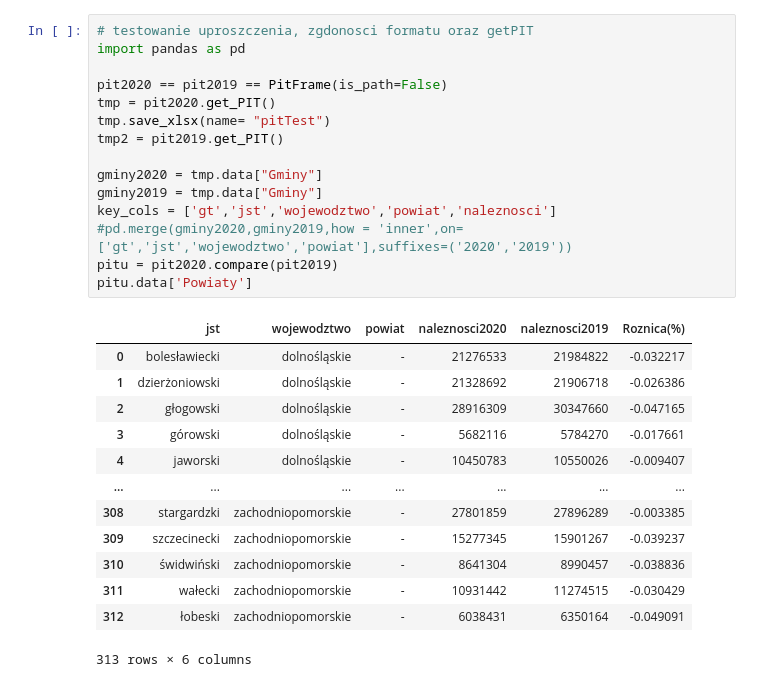
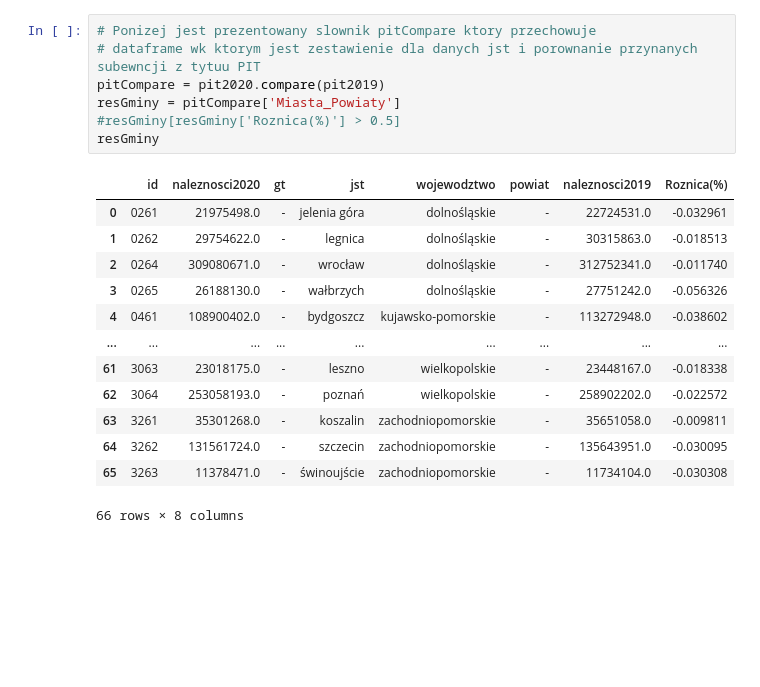
Before and after one commit to RabDou44/NYPD-finalAssignment, a Jupyter notebook: TASK1.ipynb, the cells around one changed output. Cells and saved outputs as stored; diff of their text form; blank space fills up the shorter version.

```diff
--- a/TASK1.ipynb
+++ b/TASK1.ipynb
@@ -25,29 +46,21 @@ pit2020 = PitFrame(year=2020)
 # %%
-# testowanie uproszczenia, zgdonosci formatu oraz getPIT
-import pandas as pd
-
-pit2020 == pit2019 == PitFrame(is_path=False)
-tmp = pit2020.get_PIT()
-tmp.save_xlsx(name= "pitTest")
-tmp2 = pit2019.get_PIT()
-
-gminy2020 = tmp.data["Gminy"]
-gminy2019 = tmp.data["Gminy"]
-key_cols = ['gt','jst','wojewodztwo','powiat','naleznosci']
-#pd.merge(gminy2020,gminy2019,how = 'inner',on=['gt','jst','wojewodztwo','powiat'],suffixes=('2020','2019'))
-pitu = pit2020.compare(pit2019)
-pitu.data['Powiaty']
+# Ponizej jest prezentowany slownik pitCompare ktory przechowuje
+# dataframe wk ktorym jest zestawienie dla danych jst i porownanie przynanych subewncji z tytuu PIT
+pitCompare = pit2020.compare(pit2019)
+resGminy = pitCompare['Miasta_Powiaty']
+#resGminy[resGminy['Roznica(%)'] > 0.5]
+resGminy
 # %% [output]
-|  | jst | wojewodztwo | powiat | naleznosci2020 | naleznosci2019 | Roznica(%) |
-| 0 | bolesławiecki | dolnośląskie | - | 21276533 | 21984822 | -0.032217 |
-| 1 | dzierżoniowski | dolnośląskie | - | 21328692 | 21906718 | -0.026386 |
-| 2 | głogowski | dolnośląskie | - | 28916309 | 30347660 | -0.047165 |
-| 3 | górowski | dolnośląskie | - | 5682116 | 5784270 | -0.017661 |
-| 4 | jaworski | dolnośląskie | - | 10450783 | 10550026 | -0.009407 |
-| ... | ... | ... | ... | ... | ... | ... |
-| 308 | stargardzki | zachodniopomorskie | - | 27801859 | 27896289 | -0.003385 |
-| 309 | szczecinecki | zachodniopomorskie | - | 15277345 | 15901267 | -0.039237 |
-| 310 | świdwiński | zachodniopomorskie | - | 8641304 | 8990457 | -0.038836 |
-| 311 | wałecki | zachodniopomorskie | - | 10931442 | 11274515 | -0.030429 |
-| 312 | łobeski | zachodniopomorskie | - | 6038431 | 6350164 | -0.049091 |
+|  | id | naleznosci2020 | gt | jst | wojewodztwo | powiat | naleznosci2019 | Roznica(%) |
+| 0 | 0261 | 21975498.0 | - | jelenia góra | dolnośląskie | - | 22724531.0 | -0.032961 |
+| 1 | 0262 | 29754622.0 | - | legnica | dolnośląskie | - | 30315863.0 | -0.018513 |
+| 2 | 0264 | 309080671.0 | - | wrocław | dolnośląskie | - | 312752341.0 | -0.011740 |
+| 3 | 0265 | 26188130.0 | - | wałbrzych | dolnośląskie | - | 27751242.0 | -0.056326 |
+| 4 | 0461 | 108900402.0 | - | bydgoszcz | kujawsko-pomorskie | - | 113272948.0 | -0.038602 |
+| ... | ... | ... | ... | ... | ... | ... | ... | ... |
+| 61 | 3063 | 23018175.0 | - | leszno | wielkopolskie | - | 23448167.0 | -0.018338 |
+| 62 | 3064 | 253058193.0 | - | poznań | wielkopolskie | - | 258902202.0 | -0.022572 |
+| 63 | 3261 | 35301268.0 | - | koszalin | zachodniopomorskie | - | 35651058.0 | -0.009811 |
+| 64 | 3262 | 131561724.0 | - | szczecin | zachodniopomorskie | - | 135643951.0 | -0.030095 |
+| 65 | 3263 | 11378471.0 | - | świnoujście | zachodniopomorskie | - | 11734104.0 | -0.030308 |
-313 rows × 6 columns
+66 rows × 8 columns
```
Also changed, not shown: parts of 3 cells of this notebook, 3 other files.
